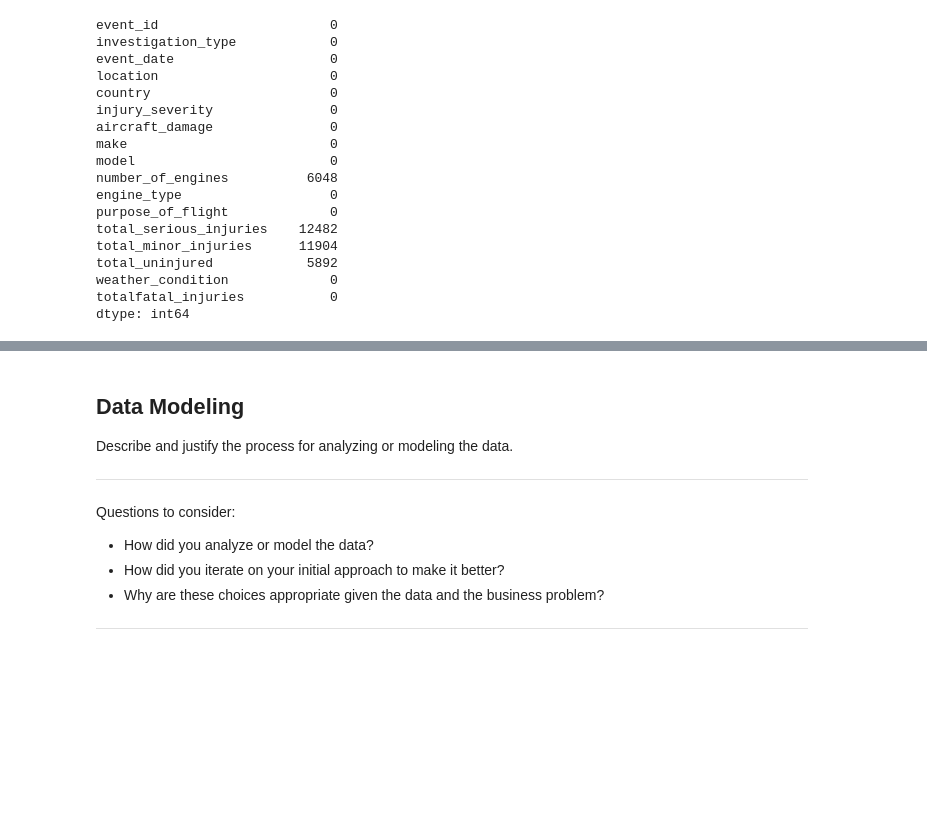
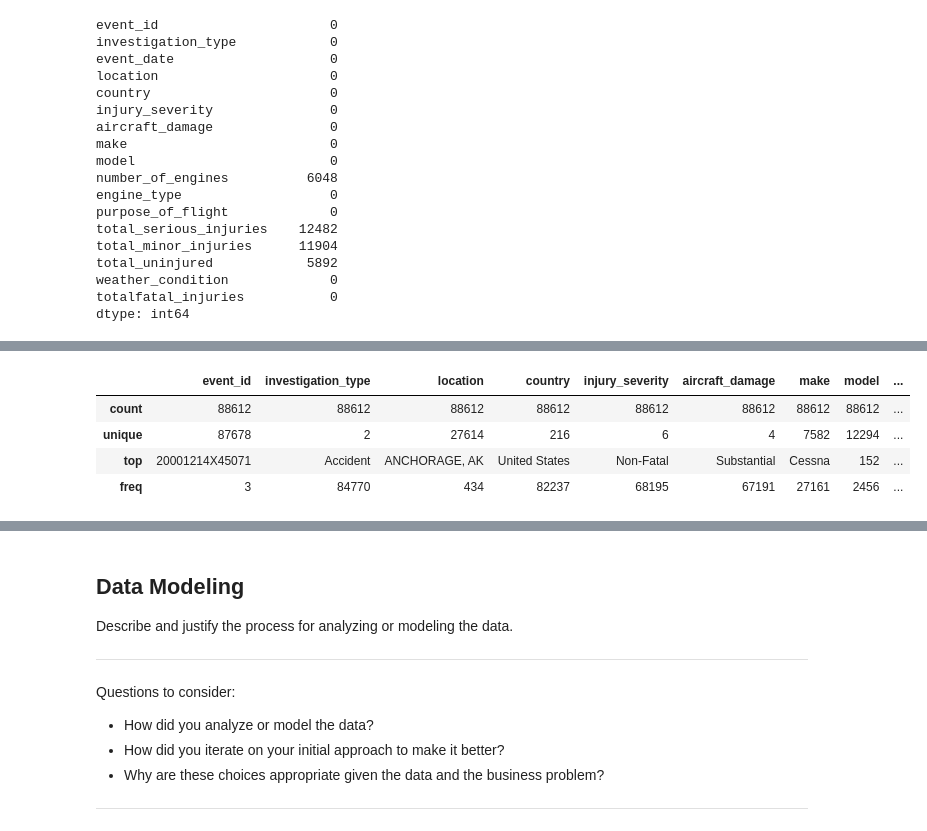
Before and after one commit to ianbett-hub/Phase-1-project, a Jupyter notebook: dsc-phase1-project-template.ipynb, the cells around one changed output, grey strips where cells are left out. Cells and saved outputs as stored; diff of their text form; code cells hidden in the pictures; blank space fills up the shorter version.

```diff
--- a/dsc-phase1-project-template.ipynb
+++ b/dsc-phase1-project-template.ipynb
@@ -508,0 +595,8 @@ dtype: int64
+# %%
+avi_df_clean.describe(include='object')
+# %% [output]
+|  | event_id | investigation_type | location | country | injury_severity | aircraft_damage | make | model | ... |
+| count | 88612 | 88612 | 88612 | 88612 | 88612 | 88612 | 88612 | 88612 | ... |
+| unique | 87678 | 2 | 27614 | 216 | 6 | 4 | 7582 | 12294 | ... |
+| top | 20001214X45071 | Accident | ANCHORAGE, AK | United States | Non-Fatal | Substantial | Cessna | 152 | ... |
+| freq | 3 | 84770 | 434 | 82237 | 68195 | 67191 | 27161 | 2456 | ... |
```
Also changed, not shown: parts of 16 cells of this notebook.
